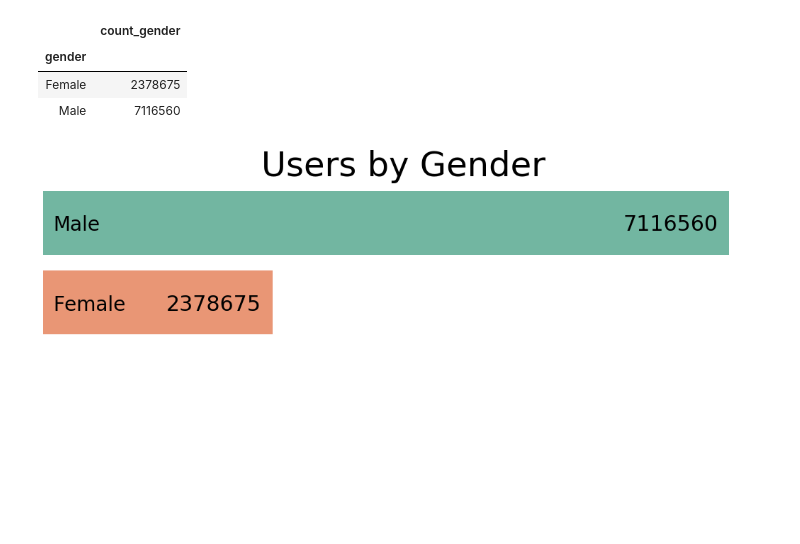
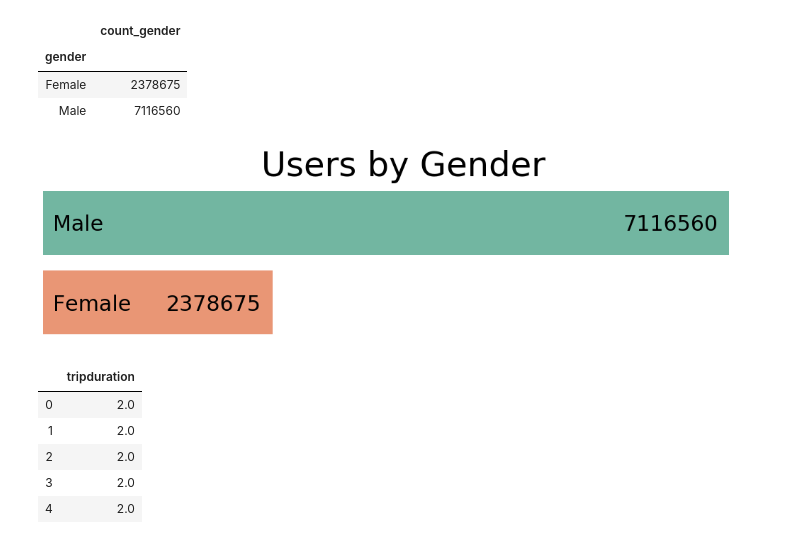
Before and after one commit to DanielPDWalker/data-analysis-with-sqlalchemy, a Jupyter notebook: sqlalchemy & sqlite workbooks - Accessing the database and plotting.ipynb, the cells around one changed output. Drawn from its saved outputs; the diff is of its cells as text; code cells hidden in the pictures; blank space fills up the shorter version.

```diff
--- a/sqlalchemy & sqlite workbooks - Accessing the database and plotting.ipynb
+++ b/sqlalchemy & sqlite workbooks - Accessing the database and plotting.ipynb
@@ -74,3 +74,18 @@ for i in ax.patches:
     num += 1
 # %% [output]
 [figure]
+# %%
+df_longest_trip_duration = pd.read_sql_query('''
+                        SELECT tripduration
+                        FROM data
+                        ORDER BY tripduration
+                        DESC LIMIT 5''', con)
+# %%
+df_longest_trip_duration.head(10)
+# %% [output]
+|  | tripduration |
+| 0 | 2.0 |
+| 1 | 2.0 |
+| 2 | 2.0 |
+| 3 | 2.0 |
+| 4 | 2.0 |
```
Also changed, not shown: parts of 7 cells of this notebook.
